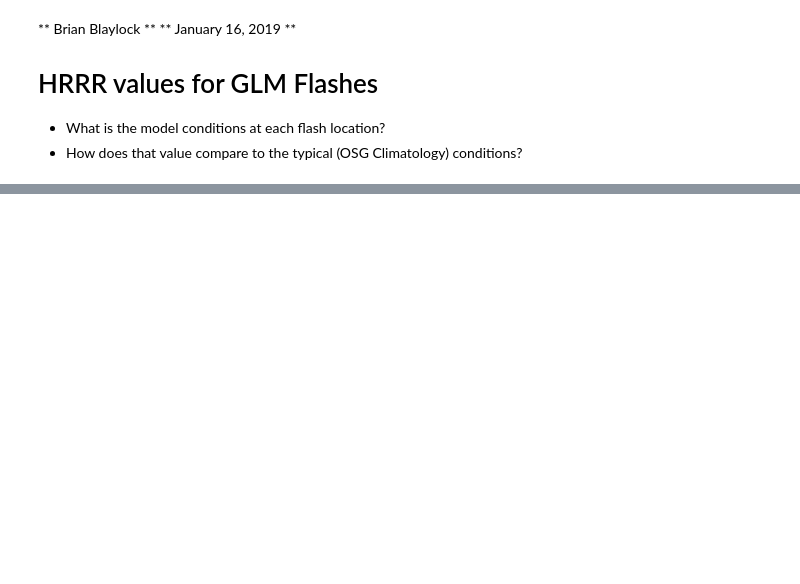
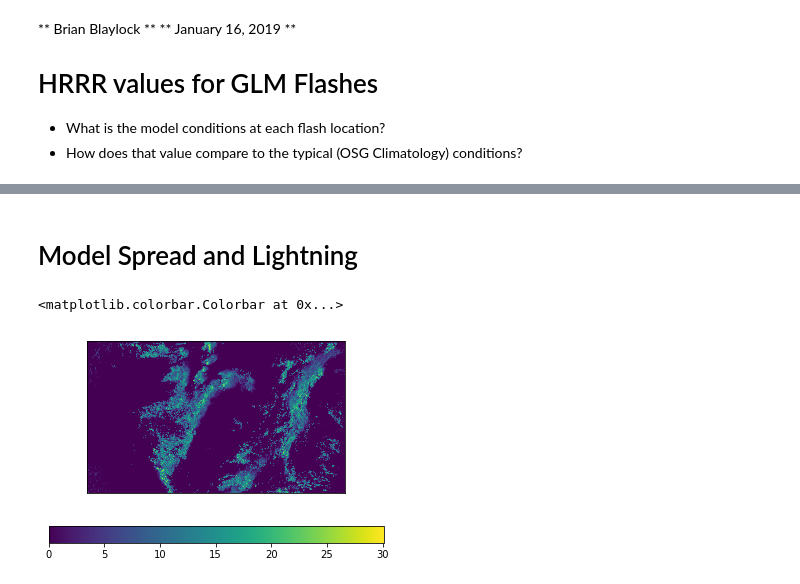
Before and after one commit to blaylockbk/pyBKB_v3, a Jupyter notebook: HRRR_duing_GLM_flash.ipynb, the cells around one changed output, grey strips where cells are left out. Saved outputs shown, nothing was run; the diff lists cells and outputs as text; code cells hidden in the pictures; blank space fills up the shorter version.

```diff
--- a/HRRR_duing_GLM_flash.ipynb
+++ b/HRRR_duing_GLM_flash.ipynb
@@ -106,0 +112,7 @@ plt.scatter(flash_lon, flash_lat)
+# %% [markdown]
+# Model Spread and Lightning
+# %%
+# Don't compute standard devation on masked array,
+# Set the masked values to zero, then compute model spread.
+Hrefc_2 = np.array([i.data for i in Hrefc])
+Hrefc_2[Hrefc_2<0] = 0
@@ -106,0 +123,6 @@ plt.scatter(flash_lon, flash_lat)
+# %%
+m.pcolormesh(H['lon'], H['lat'], np.std(Hrefc_2, ddof=1, axis=0), latlon=True)
+plt.colorbar(orientation='horizontal')
+# %% [output]
+<matplotlib.colorbar.Colorbar at 0x...>
+[figure, added]
```
Also changed, not shown: parts of 12 cells of this notebook, 44 other files.
